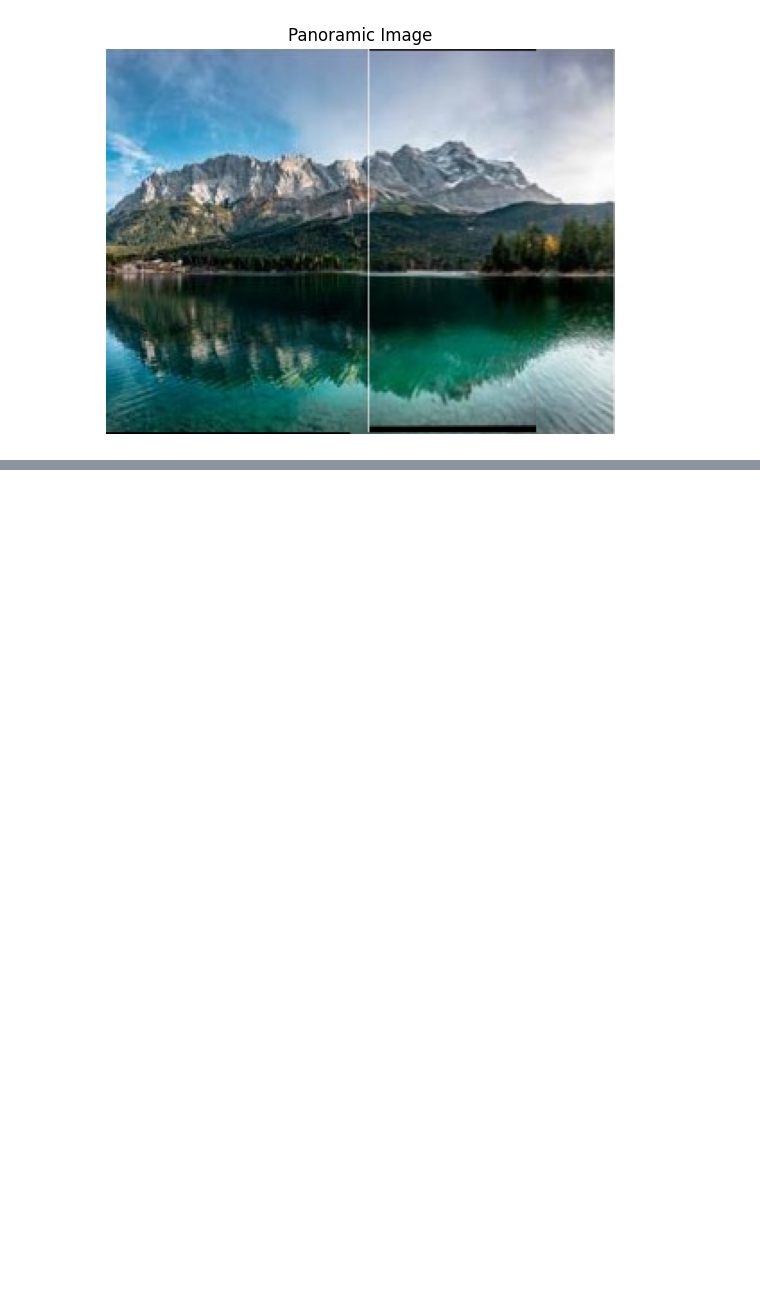
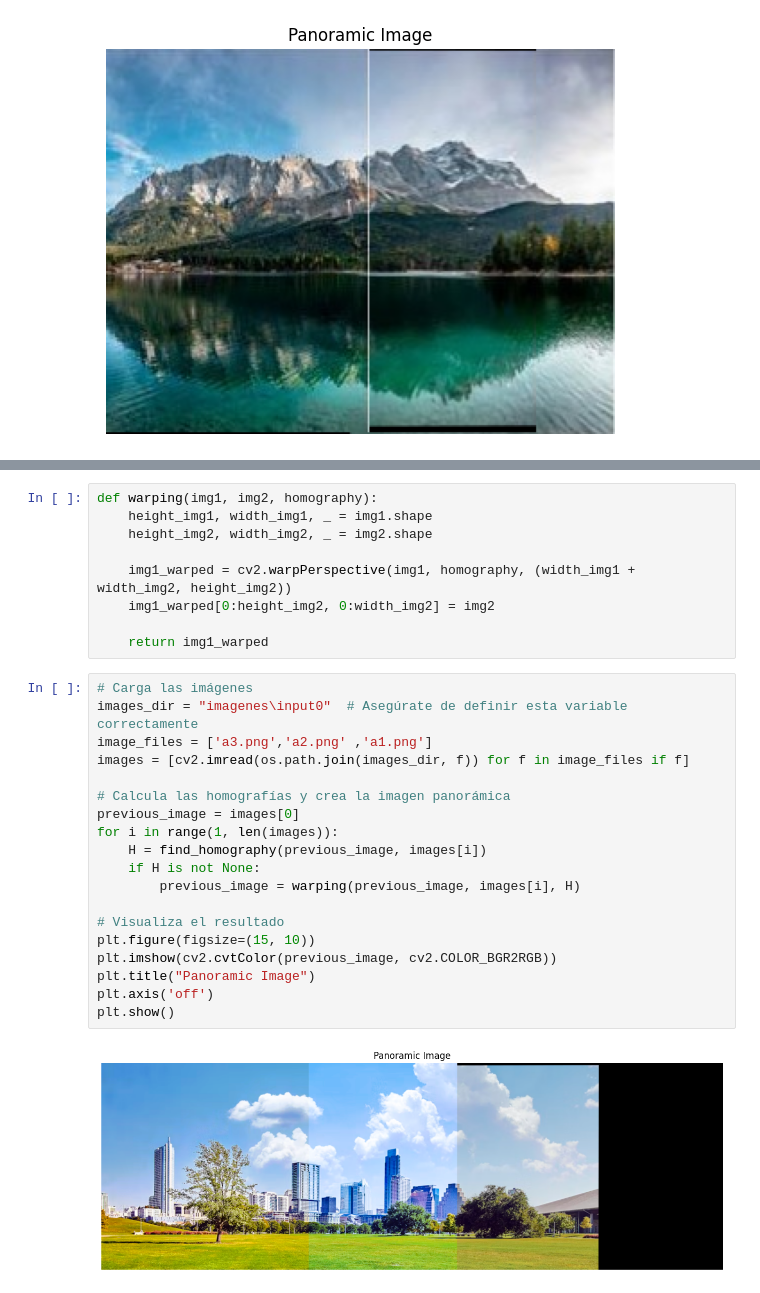
Before and after one commit to guillermoSb/Proyecto03_VC_UVG, a Jupyter notebook: proyecto03_v2.ipynb, the cells around one changed output, grey strips where cells are left out. Cells and saved outputs as stored; diff of their text form; blank space fills up the shorter version.

```diff
--- a/proyecto03_v2.ipynb
+++ b/proyecto03_v2.ipynb
@@ -112,0 +134,30 @@ IMAGE HEIGHT: 216
+# %%
+def warping(img1, img2, homography):
+    height_img1, width_img1, _ = img1.shape
+    height_img2, width_img2, _ = img2.shape
+
+    img1_warped = cv2.warpPerspective(img1, homography, (width_img1 + width_img2, height_img2))
+    img1_warped[0:height_img2, 0:width_img2] = img2
+
+    return img1_warped
+# %%
+# Carga las imágenes
+images_dir = "imagenes\input0"  # Asegúrate de definir esta variable correctamente
+image_files = ['a3.png','a2.png' ,'a1.png']
+images = [cv2.imread(os.path.join(images_dir, f)) for f in image_files if f]
+
+# Calcula las homografías y crea la imagen panorámica
+previous_image = images[0]
+for i in range(1, len(images)):
+    H = find_homography(previous_image, images[i])
+    if H is not None:
+        previous_image = warping(previous_image, images[i], H)
+
+# Visualiza el resultado
+plt.figure(figsize=(15, 10))
+plt.imshow(cv2.cvtColor(previous_image, cv2.COLOR_BGR2RGB))
+plt.title("Panoramic Image")
+plt.axis('off')
+plt.show()
+# %% [output]
+[figure, added]
```
Also changed, not shown: parts of 4 cells of this notebook, 1 other file.
